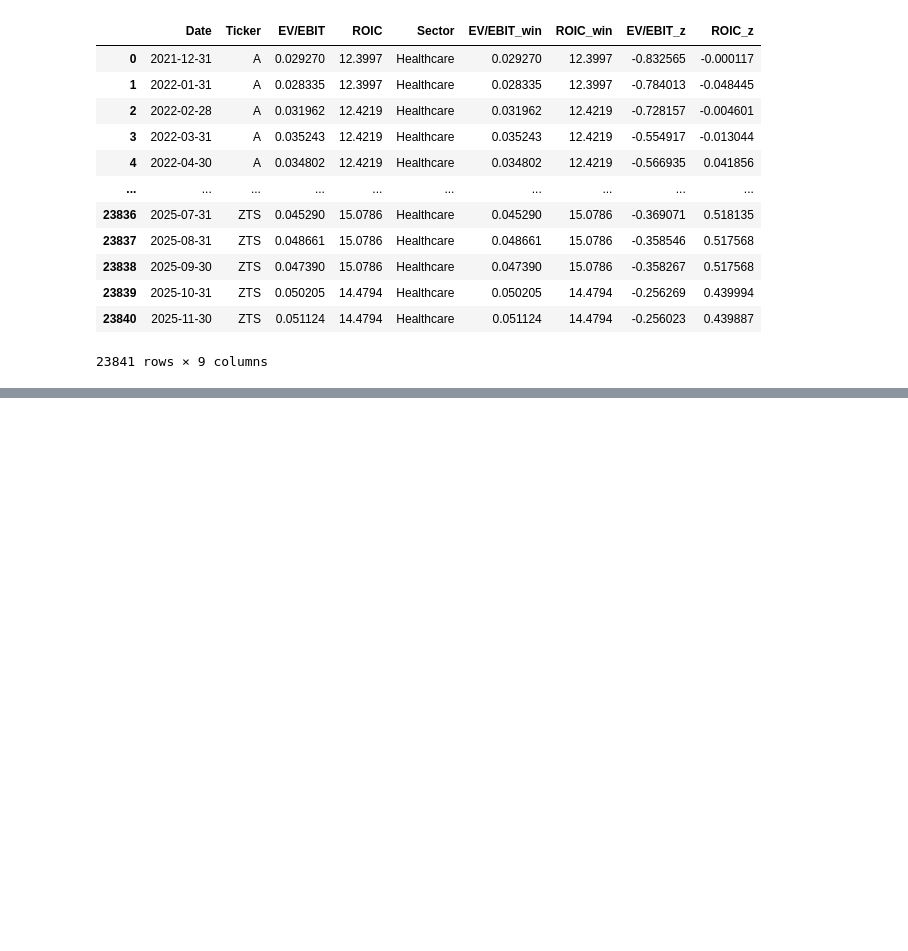
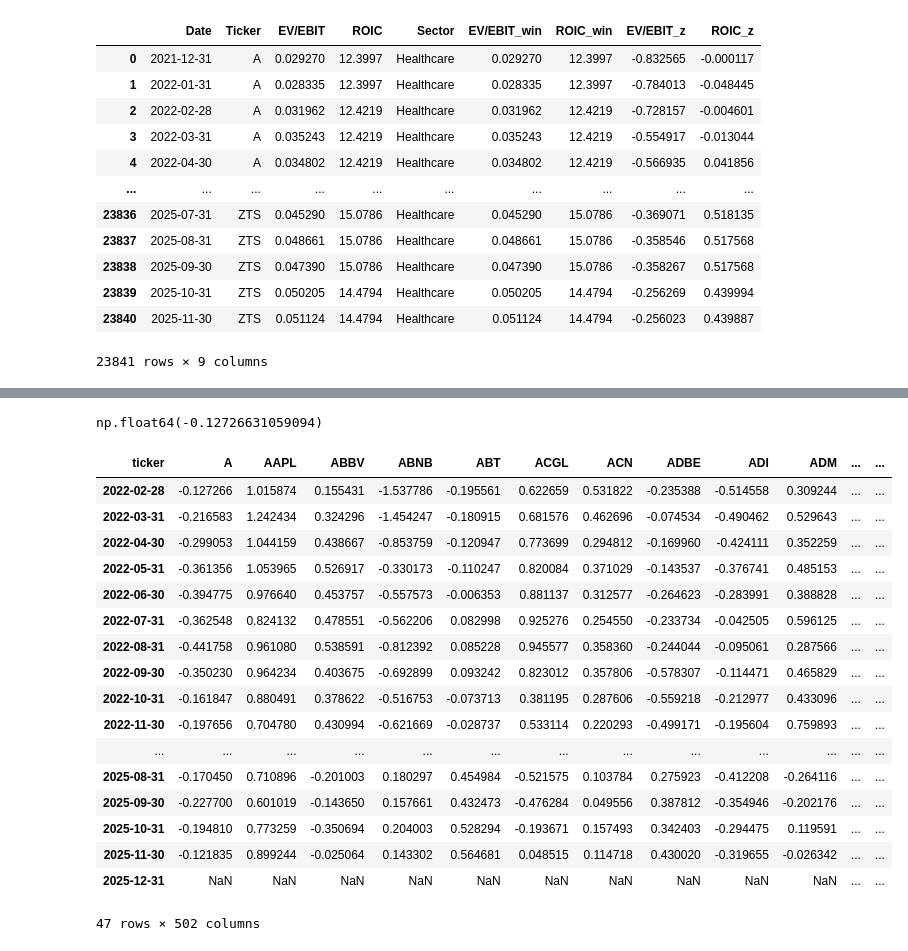
Before and after one commit to timotheemaha/Equities-Capitox-Quant, a Jupyter notebook: strat.ipynb, the cells around one changed output, grey strips where cells are left out. Drawn from its saved outputs; the diff is of its cells as text; code cells hidden in the pictures; blank space fills up the shorter version.

```diff
--- a/strat.ipynb
+++ b/strat.ipynb
@@ -701,0 +703,25 @@ df_signal
+# %%
+df_signal['A']['2022-02-28']
+# %% [output]
+np.float64(-0.12726631059094)
+# %%
+df_signal
+# %% [output]
+| ticker | A | AAPL | ABBV | ABNB | ABT | ACGL | ACN | ADBE | ADI | ADM | ... | ... |
+| 2022-02-28 | -0.127266 | 1.015874 | 0.155431 | -1.537786 | -0.195561 | 0.622659 | 0.531822 | -0.235388 | -0.514558 | 0.309244 | ... | ... |
+| 2022-03-31 | -0.216583 | 1.242434 | 0.324296 | -1.454247 | -0.180915 | 0.681576 | 0.462696 | -0.074534 | -0.490462 | 0.529643 | ... | ... |
+| 2022-04-30 | -0.299053 | 1.044159 | 0.438667 | -0.853759 | -0.120947 | 0.773699 | 0.294812 | -0.169960 | -0.424111 | 0.352259 | ... | ... |
+| 2022-05-31 | -0.361356 | 1.053965 | 0.526917 | -0.330173 | -0.110247 | 0.820084 | 0.371029 | -0.143537 | -0.376741 | 0.485153 | ... | ... |
+| 2022-06-30 | -0.394775 | 0.976640 | 0.453757 | -0.557573 | -0.006353 | 0.881137 | 0.312577 | -0.264623 | -0.283991 | 0.388828 | ... | ... |
+| 2022-07-31 | -0.362548 | 0.824132 | 0.478551 | -0.562206 | 0.082998 | 0.925276 | 0.254550 | -0.233734 | -0.042505 | 0.596125 | ... | ... |
+| 2022-08-31 | -0.441758 | 0.961080 | 0.538591 | -0.812392 | 0.085228 | 0.945577 | 0.358360 | -0.244044 | -0.095061 | 0.287566 | ... | ... |
+| 2022-09-30 | -0.350230 | 0.964234 | 0.403675 | -0.692899 | 0.093242 | 0.823012 | 0.357806 | -0.578307 | -0.114471 | 0.465829 | ... | ... |
+| 2022-10-31 | -0.161847 | 0.880491 | 0.378622 | -0.516753 | -0.073713 | 0.381195 | 0.287606 | -0.559218 | -0.212977 | 0.433096 | ... | ... |
+| 2022-11-30 | -0.197656 | 0.704780 | 0.430994 | -0.621669 | -0.028737 | 0.533114 | 0.220293 | -0.499171 | -0.195604 | 0.759893 | ... | ... |
+| ... | ... | ... | ... | ... | ... | ... | ... | ... | ... | ... | ... | ... |
+| 2025-08-31 | -0.170450 | 0.710896 | -0.201003 | 0.180297 | 0.454984 | -0.521575 | 0.103784 | 0.275923 | -0.412208 | -0.264116 | ... | ... |
+| 2025-09-30 | -0.227700 | 0.601019 | -0.143650 | 0.157661 | 0.432473 | -0.476284 | 0.049556 | 0.387812 | -0.354946 | -0.202176 | ... | ... |
+| 2025-10-31 | -0.194810 | 0.773259 | -0.350694 | 0.204003 | 0.528294 | -0.193671 | 0.157493 | 0.342403 | -0.294475 | 0.119591 | ... | ... |
+| 2025-11-30 | -0.121835 | 0.899244 | -0.025064 | 0.143302 | 0.564681 | 0.048515 | 0.114718 | 0.430020 | -0.319655 | -0.026342 | ... | ... |
+| 2025-12-31 | NaN | NaN | NaN | NaN | NaN | NaN | NaN | NaN | NaN | NaN | ... | ... |
+47 rows × 502 columns
```
Also changed, not shown: parts of 12 cells of this notebook.
